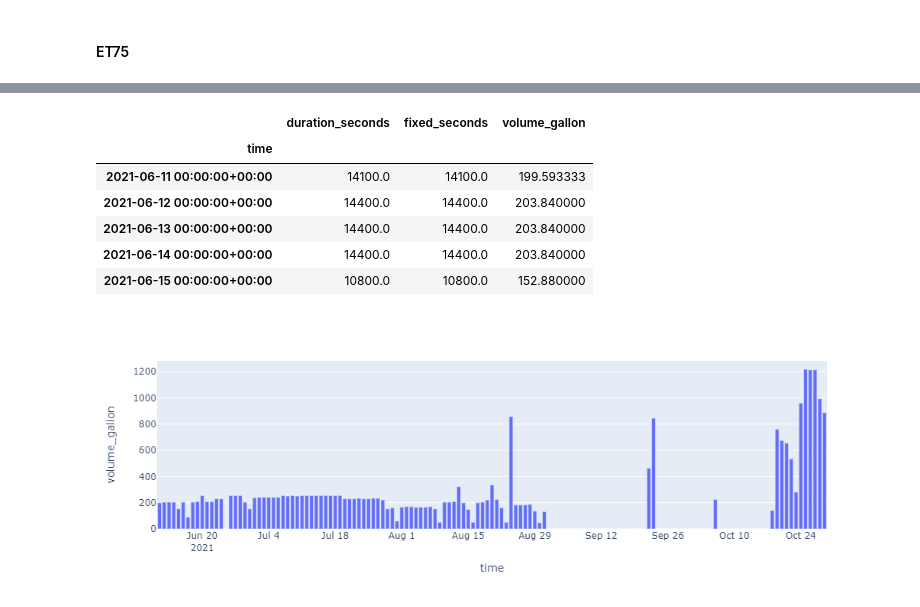
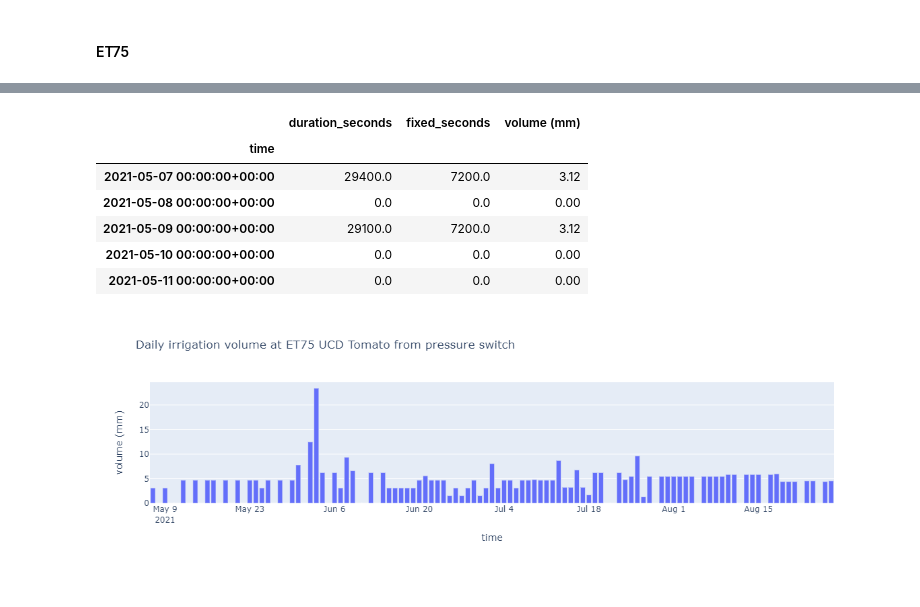
Before and after one commit to Arable/data-check, a Jupyter notebook: pressure_switch_irri_UCD_tomato.ipynb, the cells around one changed output, grey strips where cells are left out. Saved outputs shown, nothing was run; the diff lists cells and outputs as text; code cells hidden in the pictures.

Commit message:
irrigation amount calculated and figure added

```diff
--- a/pressure_switch_irri_UCD_tomato.ipynb
+++ b/pressure_switch_irri_UCD_tomato.ipynb
@@ -112,0 +197,3 @@ irrigation_hourly_ET75['volume_gallon'] = (irrigation_hourly_ET75['fixed_seconds
+# %%
+ET100_mark_id = 'C006734'
+ET75_mark_id = 'C006802'
@@ -112,0 +202,7 @@ irrigation_hourly_ET75['volume_gallon'] = (irrigation_hourly_ET75['fixed_seconds
+# %%
+## device 1
+query = query_constructor("irrigation_runtime_hourly", ET100_mark_id, start, end)
+irrigation_hourly_ET100 = get_db_data(db_info, query)
+## device 2
+query = query_constructor("irrigation_runtime_hourly", ET75_mark_id, start, end)
+irrigation_hourly_ET75 = get_db_data(db_info_als, query)
@@ -113,3 +281,8 @@ irrigation_hourly_ET75['volume_gallon'] = (irrigation_hourly_ET75['fixed_seconds
+# %%
+rate = 1.56 #mm/hr
+
+irrigation_hourly_ET75['fixed_seconds'] = irrigation_hourly_ET75['duration_seconds'].apply(lambda x: x if x <=3600 else 3600)
+irrigation_hourly_ET75['volume (mm)'] = (irrigation_hourly_ET75['fixed_seconds'] / 3600) * rate
 # %%
 # Set 'Name' as the index of the dataframe
 irrigation_hourly_ET75.set_index('time', inplace=True)
@@ -133,18 +306,18 @@ irrigation_hourly_ET75 = irrigation_hourly_ET75.resample('D').sum()
 
 irrigation_hourly_ET75.head(5)
 # %% [output]
-|  | duration_seconds | fixed_seconds | volume_gallon |
+|  | duration_seconds | fixed_seconds | volume (mm) |
 | time |  |  |  |
-| 2021-06-11 00:00:00+00:00 | 14100.0 | 14100.0 | 199.593333 |
-| 2021-06-12 00:00:00+00:00 | 14400.0 | 14400.0 | 203.840000 |
-| 2021-06-13 00:00:00+00:00 | 14400.0 | 14400.0 | 203.840000 |
-| 2021-06-14 00:00:00+00:00 | 14400.0 | 14400.0 | 203.840000 |
-| 2021-06-15 00:00:00+00:00 | 10800.0 | 10800.0 | 152.880000 |
+| 2021-05-07 00:00:00+00:00 | 29400.0 | 7200.0 | 3.12 |
+| 2021-05-08 00:00:00+00:00 | 0.0 | 0.0 | 0.00 |
+| 2021-05-09 00:00:00+00:00 | 29100.0 | 7200.0 | 3.12 |
+| 2021-05-10 00:00:00+00:00 | 0.0 | 0.0 | 0.00 |
+| 2021-05-11 00:00:00+00:00 | 0.0 | 0.0 | 0.00 |
 # %%
 ### Plotting
 
 irrigation_hourly_ET75=irrigation_hourly_ET75.reset_index()
-fig = px.bar(irrigation_hourly_ET75, x='time', y='volume_gallon')
+fig = px.bar(irrigation_hourly_ET75, x='time', y='volume (mm)', title = 'Daily irrigation volume at ET75 UCD Tomato from pressure switch')
 fig.show()
 # %% [output]
-[figure, old version]
+[figure, new version]
```
Also changed, not shown: parts of 45 cells of this notebook.
